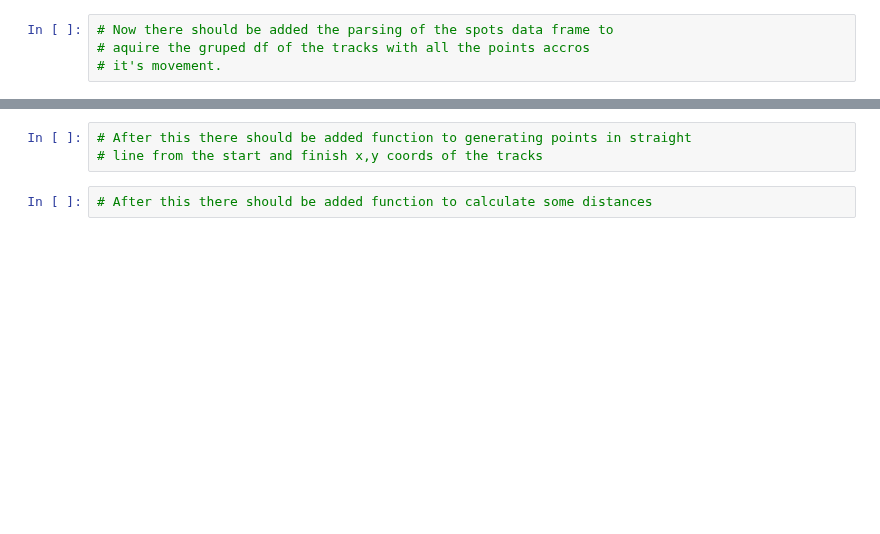
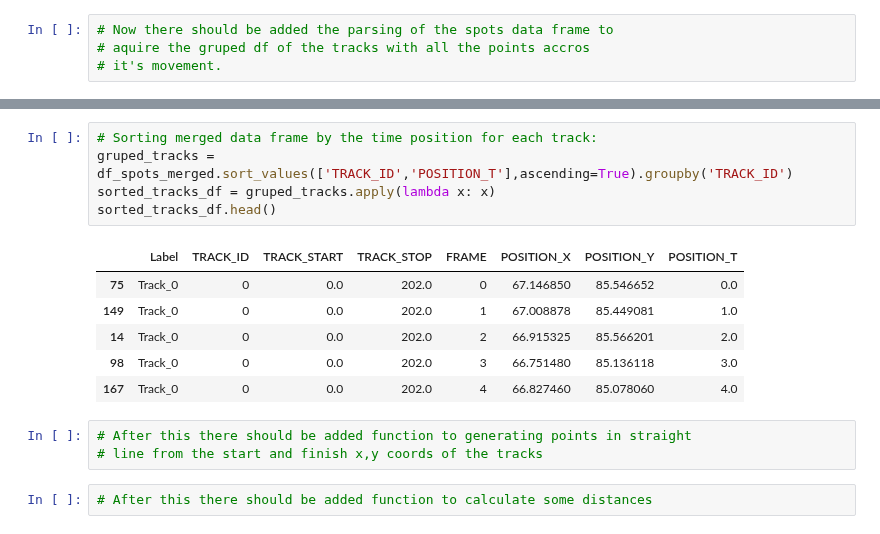
Before and after one commit to GentlemanFrog/Trajectory_clustering, a Jupyter notebook: Trajectory_analysis_2_0.ipynb, the cells around one changed output, grey strips where cells are left out. Drawn from its saved outputs; the diff is of its cells as text; blank space fills up the shorter version.

```diff
--- a/Trajectory_analysis_2_0.ipynb
+++ b/Trajectory_analysis_2_0.ipynb
@@ -497,3 +507,15 @@ df_only_spots.reset_index(level=None, drop=True, inplace = True)
+# %%
+# Sorting merged data frame by the time position for each track:
+gruped_tracks = df_spots_merged.sort_values(['TRACK_ID','POSITION_T'],ascending=True).groupby('TRACK_ID')
+sorted_tracks_df = gruped_tracks.apply(lambda x: x)
+sorted_tracks_df.head()
+# %% [output]
+|  | Label | TRACK_ID | TRACK_START | TRACK_STOP | FRAME | POSITION_X | POSITION_Y | POSITION_T |
+| 75 | Track_0 | 0 | 0.0 | 202.0 | 0 | 67.146850 | 85.546652 | 0.0 |
+| 149 | Track_0 | 0 | 0.0 | 202.0 | 1 | 67.008878 | 85.449081 | 1.0 |
+| 14 | Track_0 | 0 | 0.0 | 202.0 | 2 | 66.915325 | 85.566201 | 2.0 |
+| 98 | Track_0 | 0 | 0.0 | 202.0 | 3 | 66.751480 | 85.136118 | 3.0 |
+| 167 | Track_0 | 0 | 0.0 | 202.0 | 4 | 66.827460 | 85.078060 | 4.0 |
 # %%
 # After this there should be added function to generating points in straight
 # line from the start and finish x,y coords of the tracks
```
Also changed, not shown: parts of 13 cells of this notebook, 2 other files.
